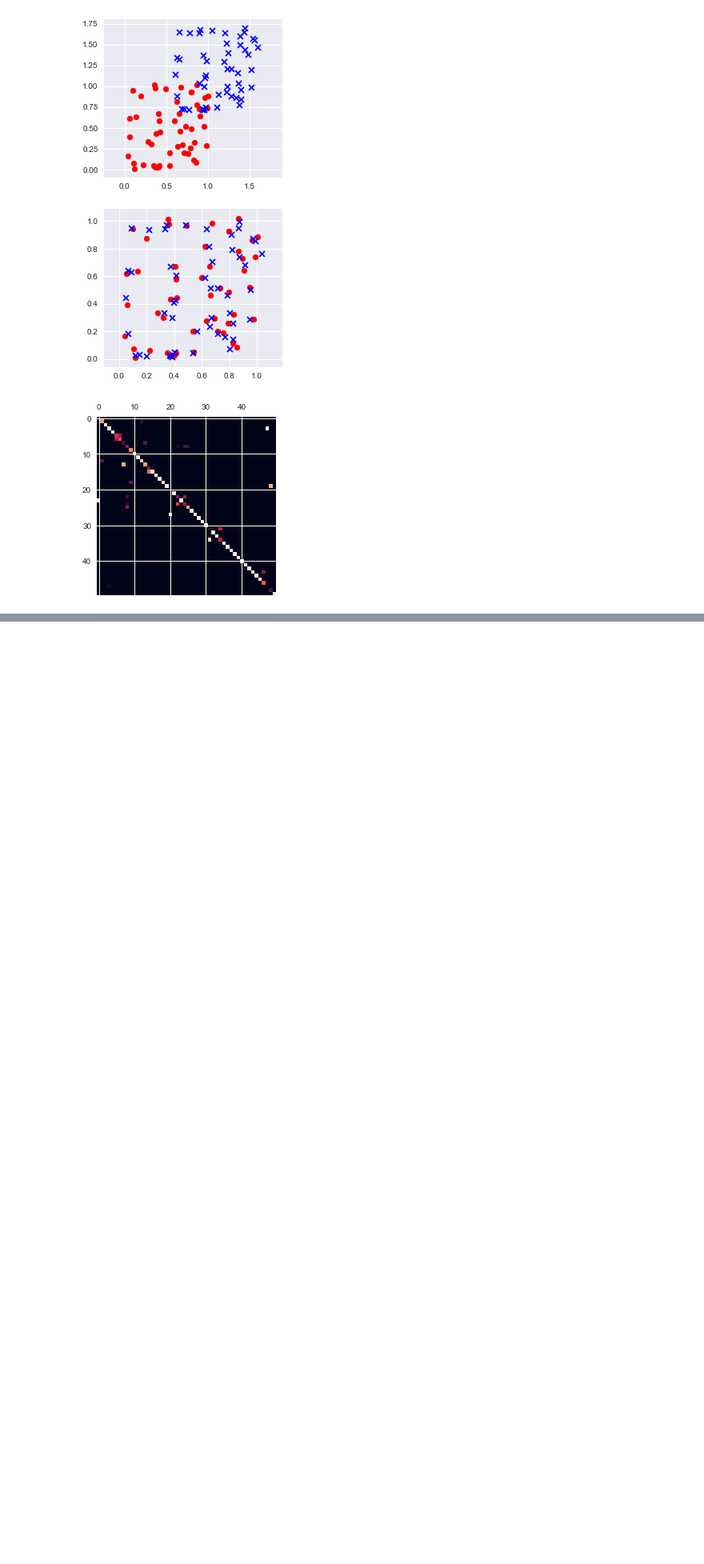
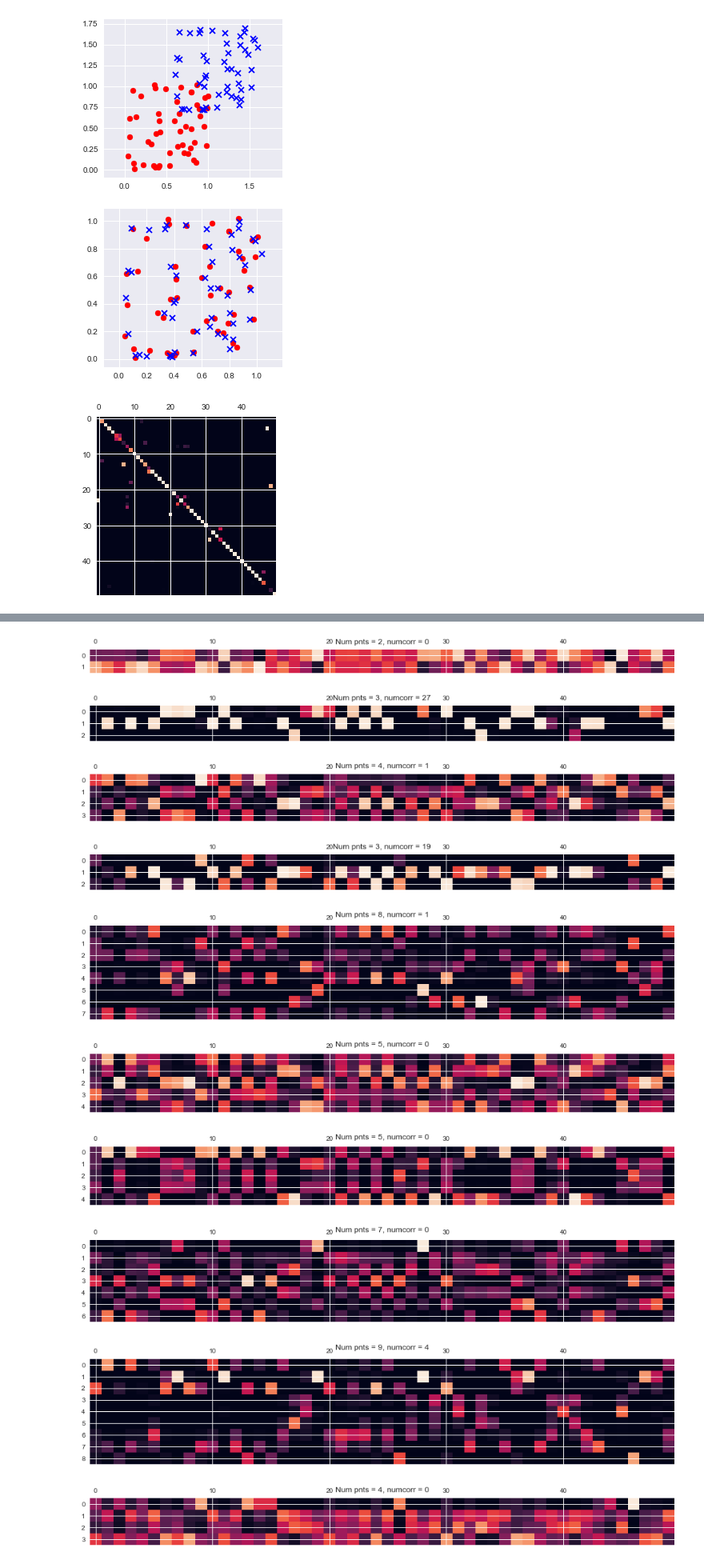
Before and after one commit to david-hoffman/pyPALM, a Jupyter notebook: notebooks/Point Matching testing internal implementation.ipynb, the cells around one changed output, grey strips where cells are left out. Shown: that part at 80% size. Saved outputs shown, nothing was run; the diff lists cells and outputs as text; code cells hidden in the pictures; blank space fills up the shorter version.

```diff
--- a/notebooks/Point Matching testing internal implementation.ipynb
+++ b/notebooks/Point Matching testing internal implementation.ipynb
@@ -309,0 +403,15 @@ plt.matshow(reg2.p_old)
+# %%
+for rr in r:
+    plt.matshow(rr.p_old)
+    plt.title("Num pnts = {}, numcorr = {}".format(len(rr.TY), (rr.p_old > 0.9).sum()))
+# %% [output]
+[figure, added]
+[figure, added]
+[figure, added]
+[figure, added]
+[figure, added]
+[figure, added]
+[figure, added]
+[figure, added]
+[figure, added]
+[figure, added]
```
Also changed, not shown: parts of 13 cells of this notebook, 1 other file.
